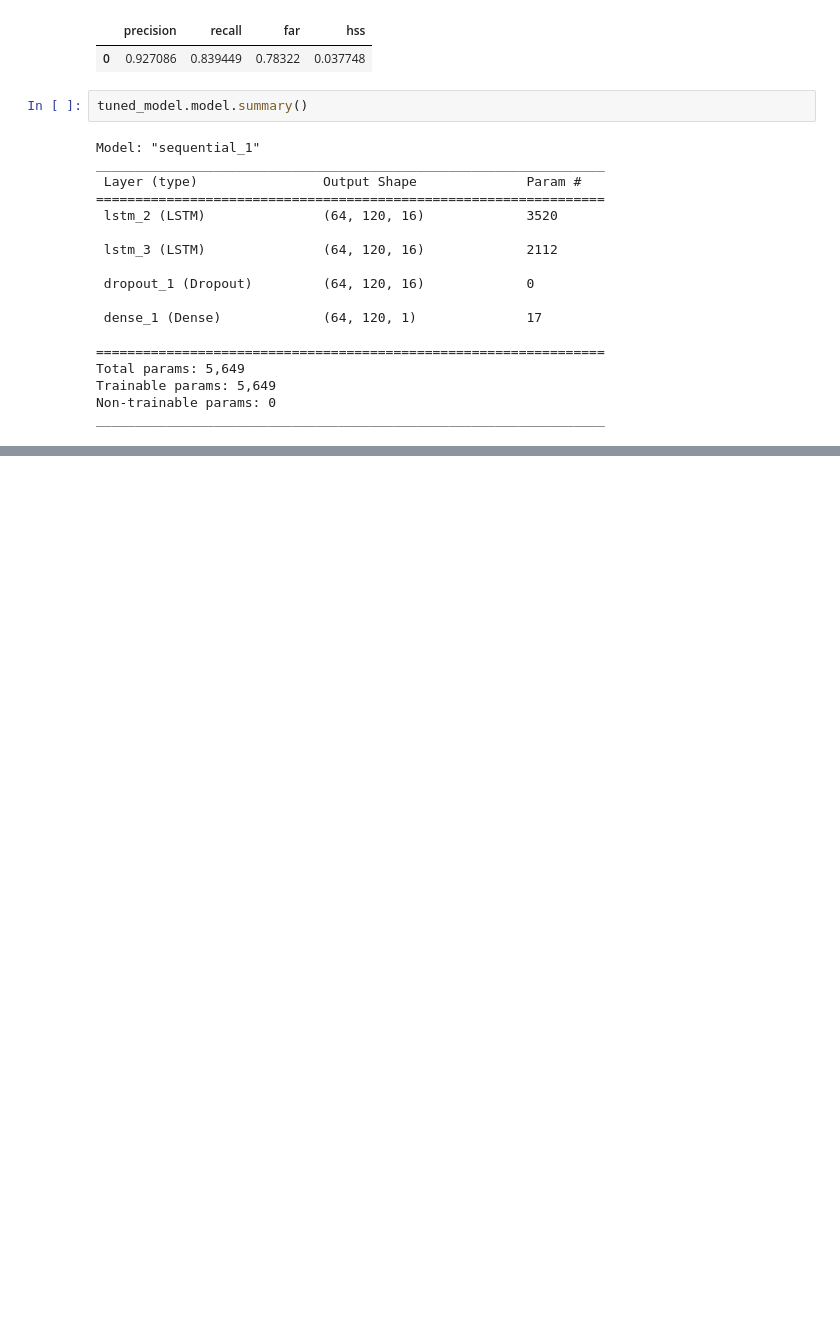
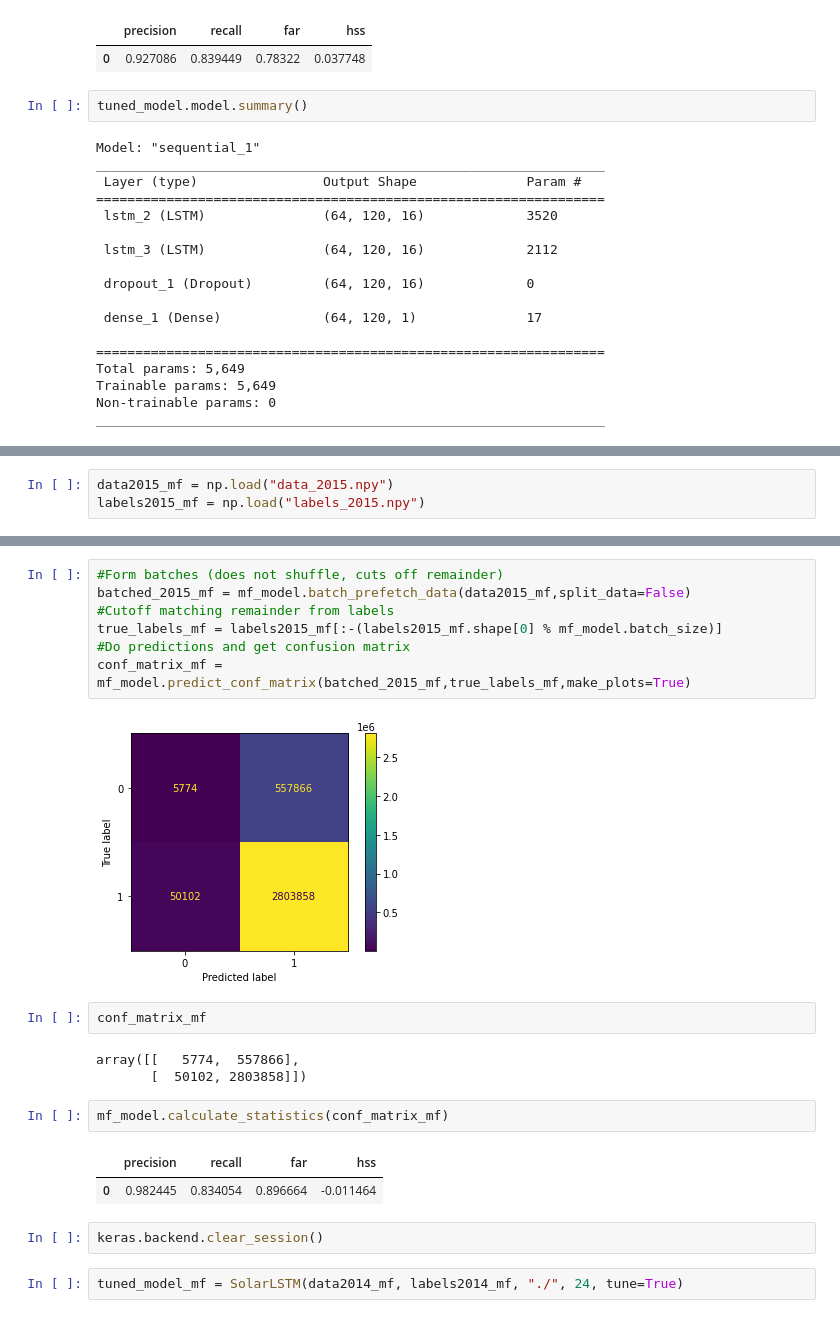
Before and after one commit to kbarbre/DS6050-SolarFlarePrediction, a Jupyter notebook: ColabNotebook_ModelPipeline.ipynb, the cells around one changed output, grey strips where cells are left out. Saved outputs shown, nothing was run; the diff lists cells and outputs as text; blank space fills up the shorter version.

```diff
--- a/ColabNotebook_ModelPipeline.ipynb
+++ b/ColabNotebook_ModelPipeline.ipynb
@@ -272,0 +394,3 @@ _________________________________________________________________
+# %%
+data2015_mf = np.load("data_2015.npy")
+labels2015_mf = np.load("labels_2015.npy")
@@ -272,0 +411,23 @@ _________________________________________________________________
+# %%
+#Form batches (does not shuffle, cuts off remainder)
+batched_2015_mf = mf_model.batch_prefetch_data(data2015_mf,split_data=False)
+#Cutoff matching remainder from labels
+true_labels_mf = labels2015_mf[:-(labels2015_mf.shape[0] % mf_model.batch_size)]
+#Do predictions and get confusion matrix
+conf_matrix_mf = mf_model.predict_conf_matrix(batched_2015_mf,true_labels_mf,make_plots=True)
+# %% [output]
+[figure, added]
+# %%
+conf_matrix_mf
+# %% [output]
+array([[   5774,  557866],
+       [  50102, 2803858]])
+# %%
+mf_model.calculate_statistics(conf_matrix_mf)
+# %% [output]
+|  | precision | recall | far | hss |
+| 0 | 0.982445 | 0.834054 | 0.896664 | -0.011464 |
+# %%
+keras.backend.clear_session()
+# %%
+tuned_model_mf = SolarLSTM(data2014_mf, labels2014_mf, "./", 24, tune=True)
```
Also changed, not shown: parts of 26 cells of this notebook.
